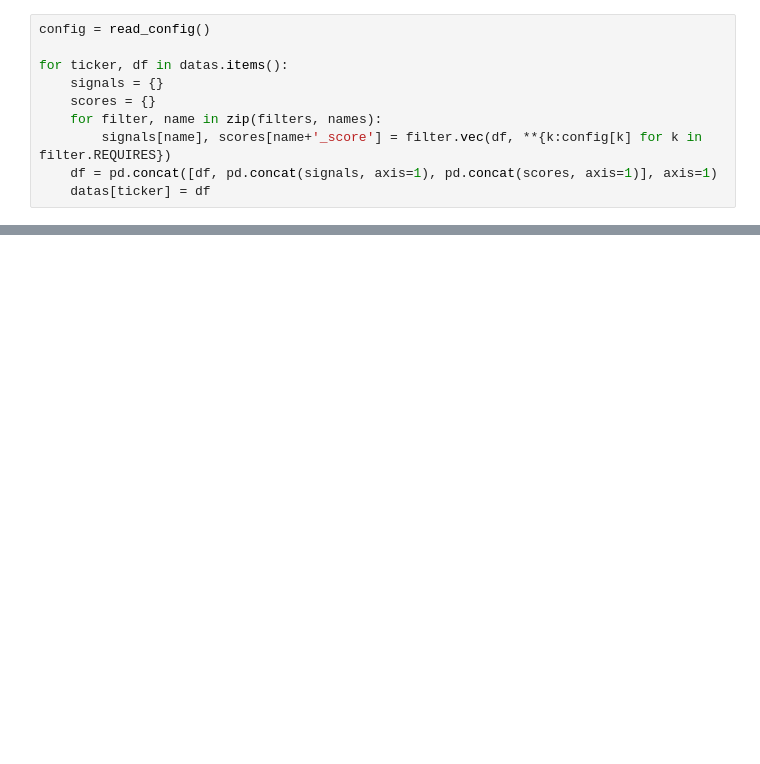
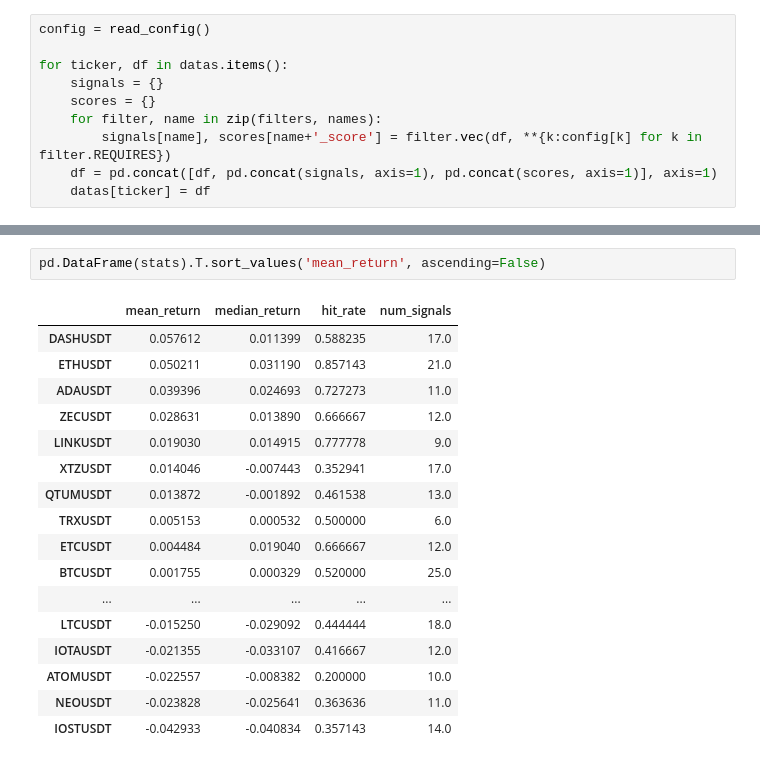
Before and after one commit to niklas1117/live_crypto_trading, a Jupyter notebook: scripts/test_single_coin_setup.ipynb, the cells around one changed output, grey strips where cells are left out. Saved outputs shown, nothing was run; the diff lists cells and outputs as text; blank space fills up the shorter version.

```diff
--- a/scripts/test_single_coin_setup.ipynb
+++ b/scripts/test_single_coin_setup.ipynb
@@ -96,0 +123,20 @@ ValueError: Cannot index with multidimensional key
+# %%
+pd.DataFrame(stats).T.sort_values('mean_return', ascending=False)
+# %% [output]
+|  | mean_return | median_return | hit_rate | num_signals |
+| DASHUSDT | 0.057612 | 0.011399 | 0.588235 | 17.0 |
+| ETHUSDT | 0.050211 | 0.031190 | 0.857143 | 21.0 |
+| ADAUSDT | 0.039396 | 0.024693 | 0.727273 | 11.0 |
+| ZECUSDT | 0.028631 | 0.013890 | 0.666667 | 12.0 |
+| LINKUSDT | 0.019030 | 0.014915 | 0.777778 | 9.0 |
+| XTZUSDT | 0.014046 | -0.007443 | 0.352941 | 17.0 |
+| QTUMUSDT | 0.013872 | -0.001892 | 0.461538 | 13.0 |
+| TRXUSDT | 0.005153 | 0.000532 | 0.500000 | 6.0 |
+| ETCUSDT | 0.004484 | 0.019040 | 0.666667 | 12.0 |
+| BTCUSDT | 0.001755 | 0.000329 | 0.520000 | 25.0 |
+| ... | ... | ... | ... | ... |
+| LTCUSDT | -0.015250 | -0.029092 | 0.444444 | 18.0 |
+| IOTAUSDT | -0.021355 | -0.033107 | 0.416667 | 12.0 |
+| ATOMUSDT | -0.022557 | -0.008382 | 0.200000 | 10.0 |
+| NEOUSDT | -0.023828 | -0.025641 | 0.363636 | 11.0 |
+| IOSTUSDT | -0.042933 | -0.040834 | 0.357143 | 14.0 |
```
Also changed, not shown: parts of 4 cells of this notebook, 6 other files.
